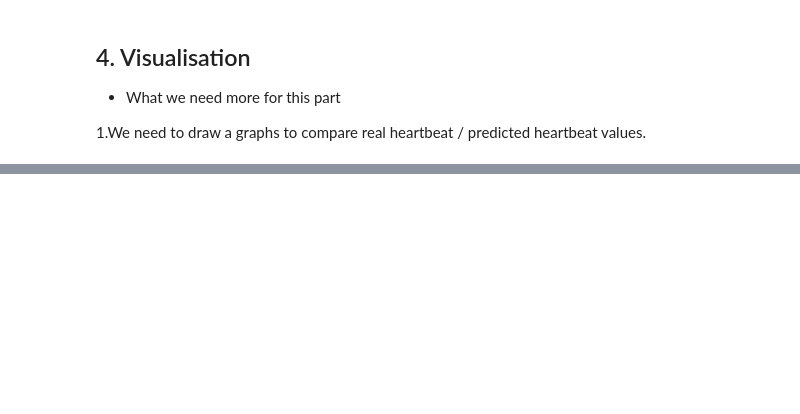
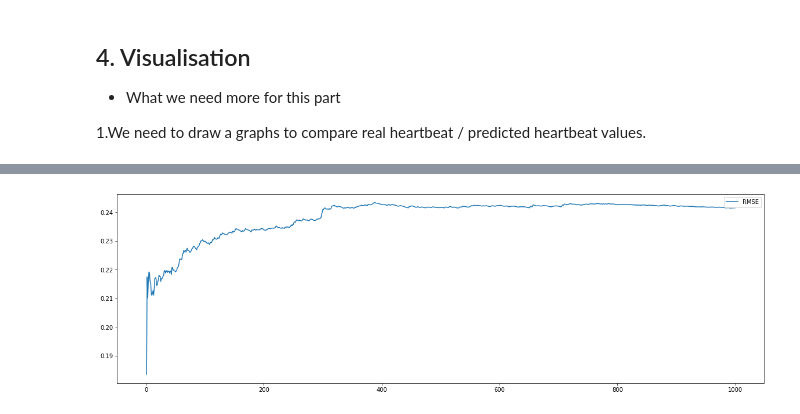
Before and after one commit to Sohyun1798/MultiVariable_Nexting, a Jupyter notebook: TD_lambda.ipynb, the cells around one changed output, grey strips where cells are left out. Cells and saved outputs as stored; diff of their text form; code cells hidden in the pictures; blank space fills up the shorter version.

```diff
--- a/TD_lambda.ipynb
+++ b/TD_lambda.ipynb
@@ -230,0 +241,32 @@ plt.show()
+# %%
+import math
+
+start = 0
+end = 0
+RMSE_value = []
+
+for i in range(1, len(data)):
+
+    if i % reward_batch == 0:
+
+        start = end
+        end = end + reward_batch
+
+        true_batch = data[:end]
+        predict_batch = predicted_positions[:end]
+
+        MSE = np.square(np.subtract(true_batch,predict_batch)).mean()
+        RMSE = math.sqrt(MSE)
+
+        RMSE_value.append(RMSE)
+# %%
+grids = len(RMSE_value)
+step = np.linspace(1, len(RMSE_value), len(RMSE_value))
+
+plt.figure(figsize=(20,6))
+plt.plot(step, RMSE_value, label = "RMSE")
+
+plt.legend()
+plt.show()
+# %% [output]
+[figure, added]
```
Also changed, not shown: parts of 7 cells of this notebook.
